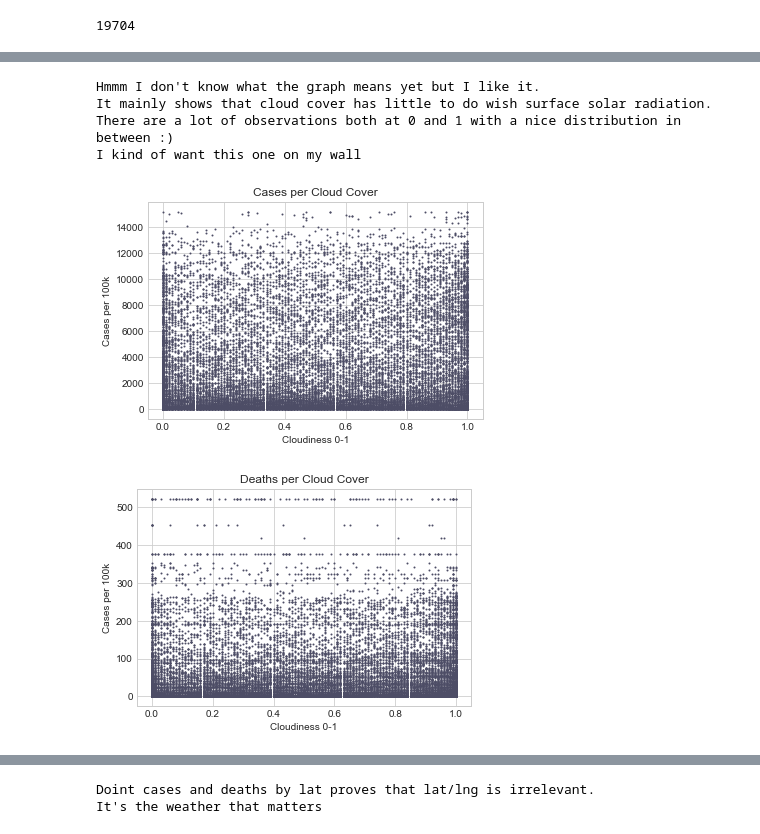
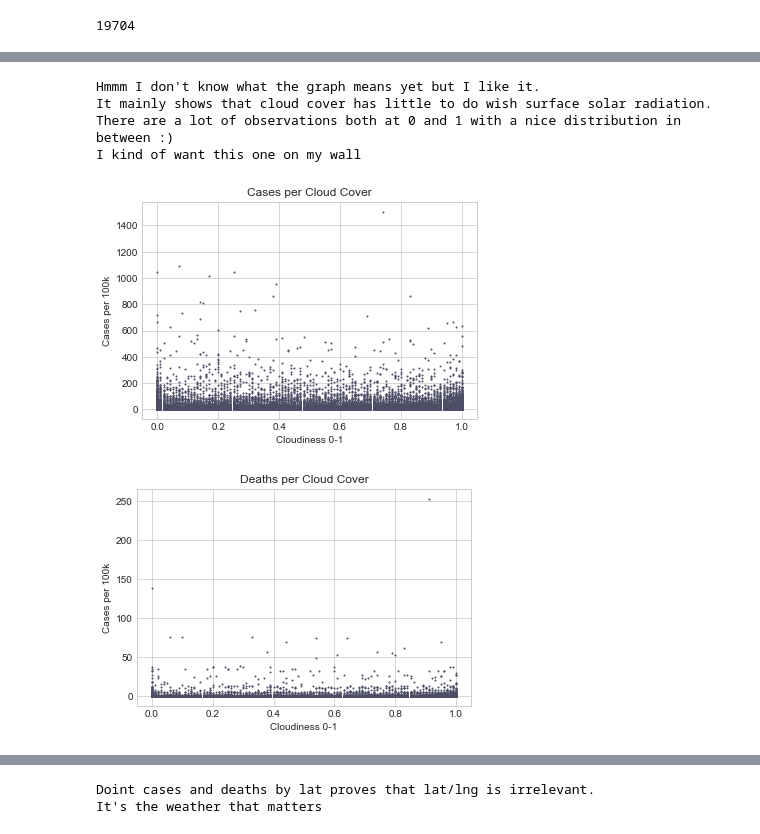
Before and after one commit to pkriger/project-01, a Jupyter notebook: Weather_Analysis - copy PK.ipynb, the cells around one changed output, grey strips where cells are left out. Drawn from its saved outputs; the diff is of its cells as text; code cells hidden in the pictures.

Commit message:
made all the cases and deaths new

```diff
--- a/Weather_Analysis - copy PK.ipynb
+++ b/Weather_Analysis - copy PK.ipynb
@@ -156,30 +134,30 @@ Fascinating!
 #maybe sort by population and see if temperature/solar radiation have a simulaer effect
 # depending on population bucket
 # %%
-plt.scatter(weather_df['total_cloud_cover'],weather_df['cases_per_100k'],s=1,color=[.3, 0.3, 0.4])
+plt.scatter(weather_df['total_cloud_cover'],weather_df['new_cases_per_100k'],s=1,color=[.3, 0.3, 0.4])
 plt.title("Cases per Cloud Cover")
 plt.xlabel("Cloudiness 0-1")
 plt.ylabel("Cases per 100k")
 print("""Hmmm I don't know what the graph means yet but I like it.
 It mainly shows that cloud cover has little to do wish surface solar radiation.
 There are a lot of observations both at 0 and 1 with a nice distribution in between :)
 I kind of want this one on my wall
 """)
 plt.show()
 
 
-plt.scatter(weather_df['total_cloud_cover'],weather_df['deaths_per_100k'],s=1,color=[.3, 0.3, 0.4])
+plt.scatter(weather_df['total_cloud_cover'],weather_df['new_deaths_per_100k'],s=1,color=[.3, 0.3, 0.4])
 plt.title("Deaths per Cloud Cover")
 plt.xlabel("Cloudiness 0-1")
 plt.ylabel("Cases per 100k")
 print("""
 """)
 plt.show()
 # %% [output]
 Hmmm I don't know what the graph means yet but I like it.
 It mainly shows that cloud cover has little to do wish surface solar radiation.
 There are a lot of observations both at 0 and 1 with a nice distribution in between :)
 I kind of want this one on my wall
-[figure, old version]
+[figure, new version]
-[figure, old version]
+[figure, new version]
 # %%
```
Also changed, not shown: parts of 8 cells of this notebook.
